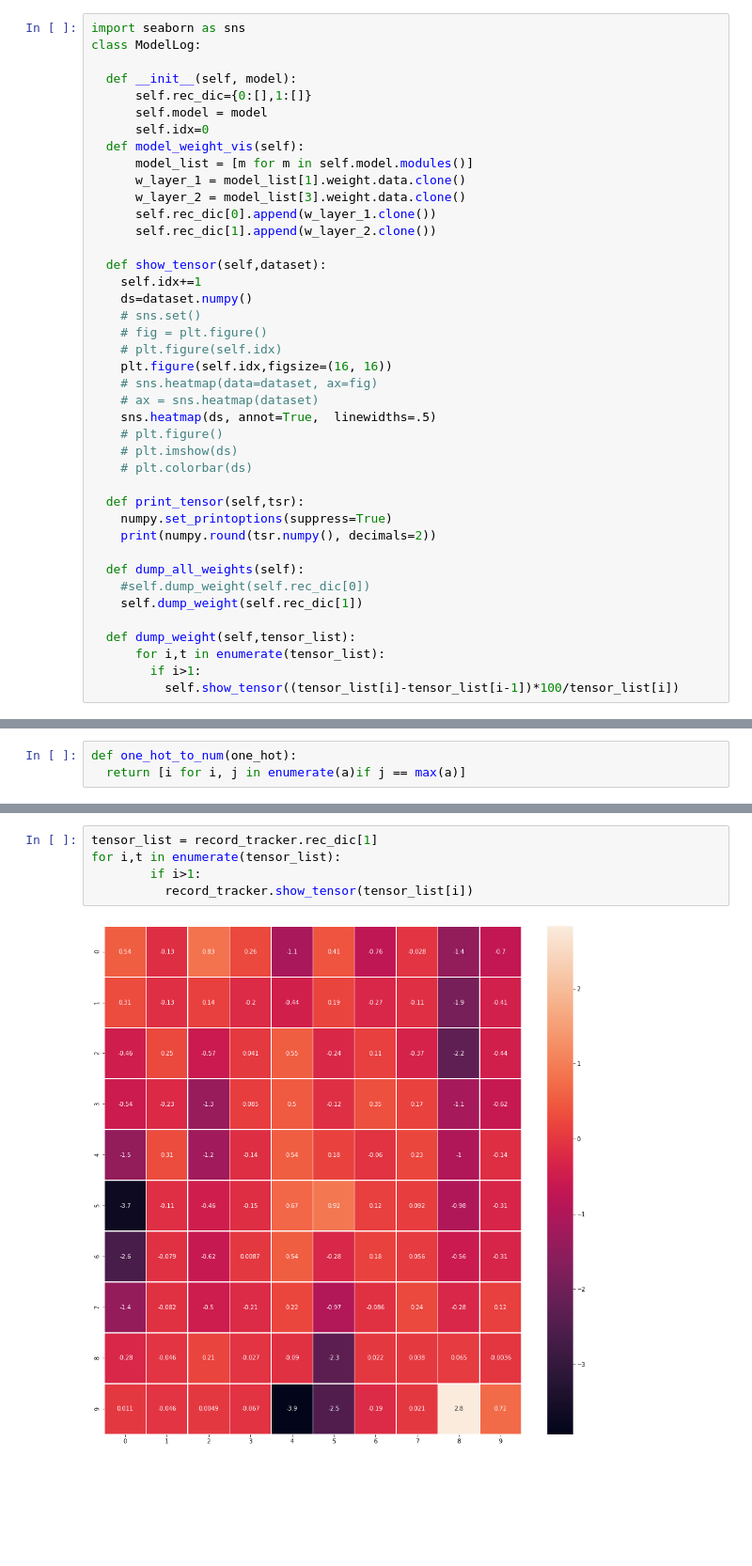
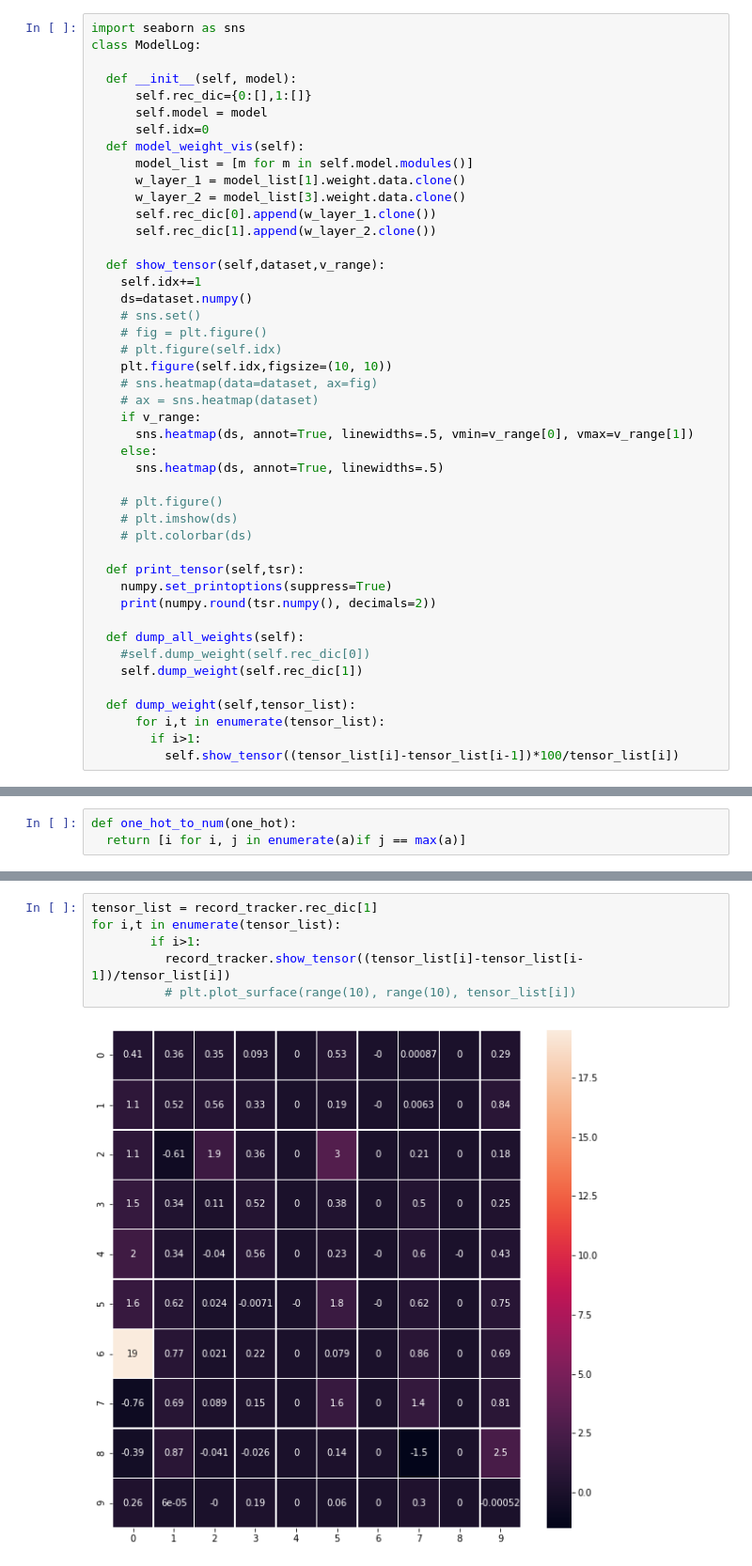
Before and after one commit to Moshiii/pytorch_snippet, a Jupyter notebook: sum_10_pytorch_mlp.ipynb, the cells around one changed output, grey strips where cells are left out. Shown at 94% size. Saved outputs shown, nothing was run; the diff lists cells and outputs as text; blank space fills up the shorter version.

```diff
--- a/sum_10_pytorch_mlp.ipynb
+++ b/sum_10_pytorch_mlp.ipynb
@@ -39,16 +39,20 @@ class ModelLog:
       self.rec_dic[0].append(w_layer_1.clone())
       self.rec_dic[1].append(w_layer_2.clone())
 
-  def show_tensor(self,dataset):
+  def show_tensor(self,dataset,v_range):
     self.idx+=1
     ds=dataset.numpy()
     # sns.set()
     # fig = plt.figure()
     # plt.figure(self.idx)
-    plt.figure(self.idx,figsize=(16, 16))
+    plt.figure(self.idx,figsize=(10, 10))
     # sns.heatmap(data=dataset, ax=fig)
     # ax = sns.heatmap(dataset)
-    sns.heatmap(ds, annot=True,  linewidths=.5)
+    if v_range:
+      sns.heatmap(ds, annot=True, linewidths=.5, vmin=v_range[0], vmax=v_range[1])
+    else:
+      sns.heatmap(ds, annot=True, linewidths=.5)
+
     # plt.figure()
     # plt.imshow(ds)
     # plt.colorbar(ds)
@@ -191,7 +204,8 @@ record_tracker.dump_all_weights()
 # %%
 tensor_list = record_tracker.rec_dic[1]
 for i,t in enumerate(tensor_list):
         if i>1:
-          record_tracker.show_tensor(tensor_list[i])
+          record_tracker.show_tensor((tensor_list[i]-tensor_list[i-1])/tensor_list[i])
+          # plt.plot_surface(range(10), range(10), tensor_list[i])
 # %% [output]
-[figure, old version]
+[figure, new version]
```
Also changed, not shown: parts of 6 cells of this notebook.
